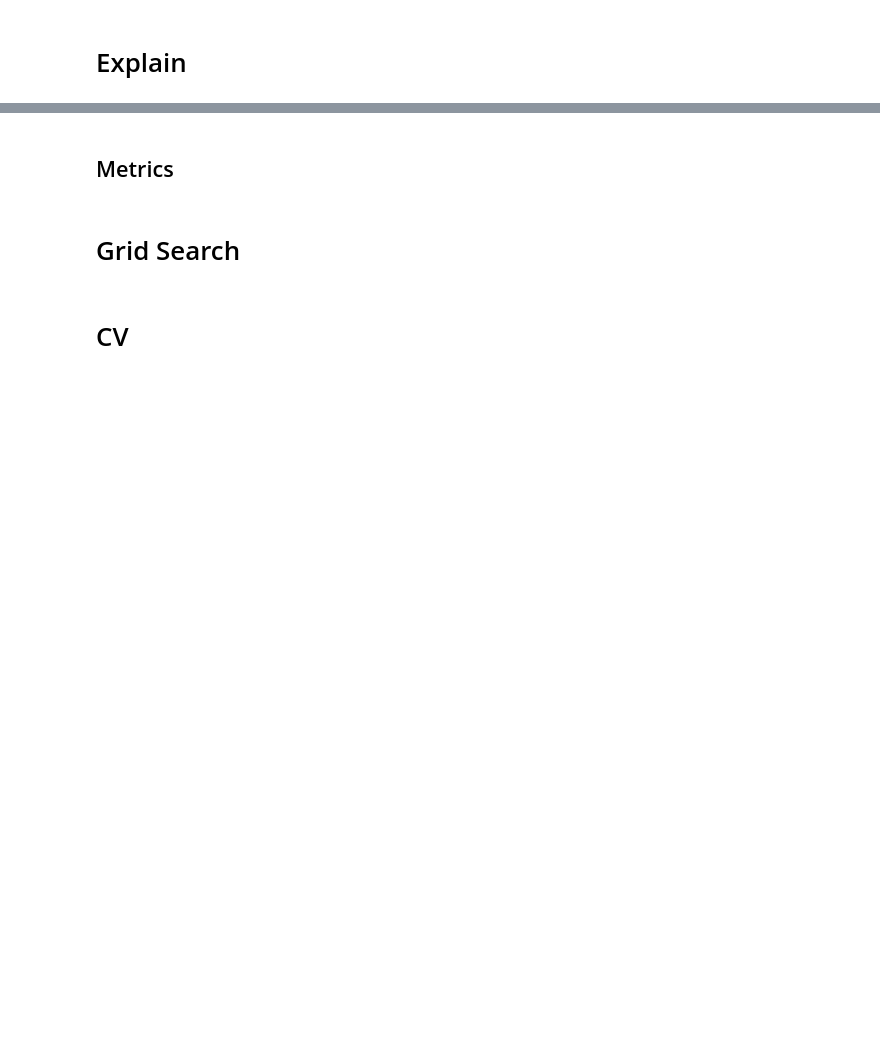
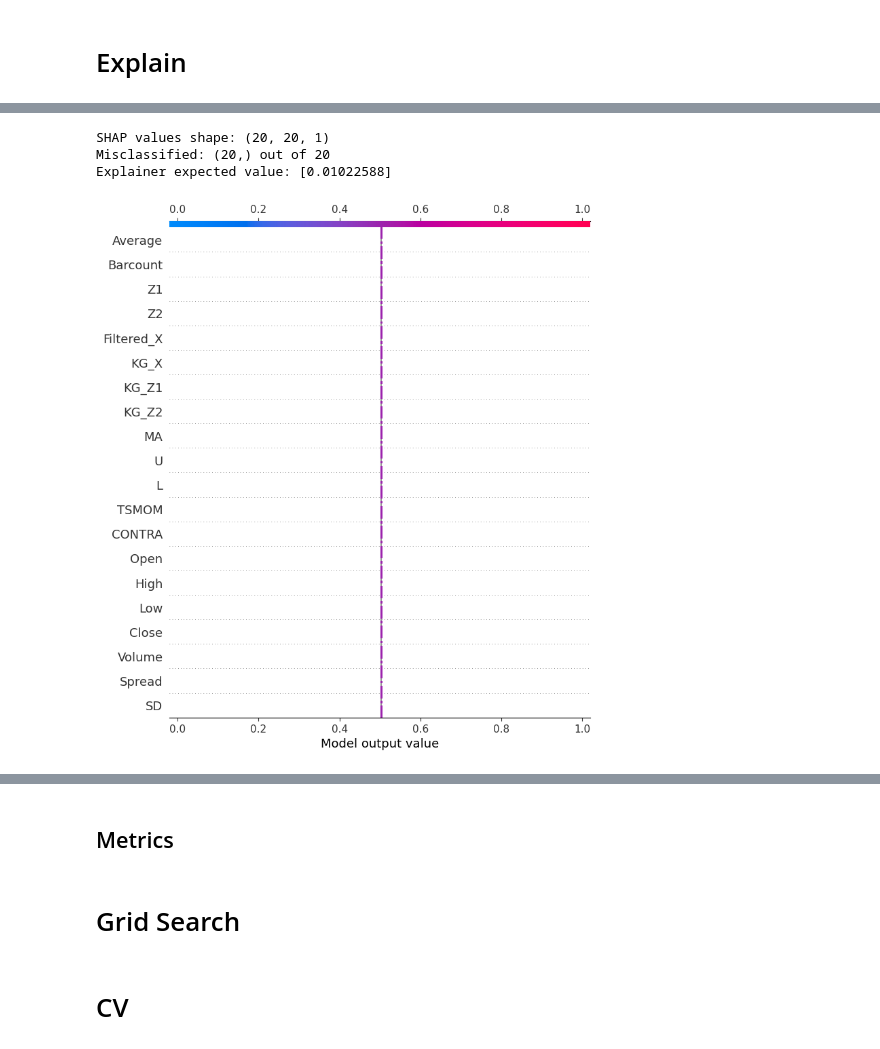
Before and after one commit to adamd1985/intra_day_futures_arb, a Jupyter notebook: cnn_algo.ipynb, the cells around one changed output, grey strips where cells are left out. Drawn from its saved outputs; the diff is of its cells as text; code cells hidden in the pictures; blank space fills up the shorter version.

Commit message:
shape

```diff
--- a/cnn_algo.ipynb
+++ b/cnn_algo.ipynb
@@ -314,14 +406,15 @@ from tensorflow.keras.regularizers import l2, l1, l1_l2
 MODEL_NAME = "WAVENET"
 MAX_DILATION = 8
 DILATION_RATE = 1
-EPOCHS = 3
-PATIENCE_EPOCHS = 1
+EPOCHS = 10
+PATIENCE_EPOCHS = 3
 FILTERS = 32
 DROPRATE = 0.4
 KERNEL_SIZE = 3
-REG_WEIGHTS = 0.05
+REG_WEIGHTS = 0.01
 CONVOLUTIONS = 10
 LEARN_RATTE =1e-3
+DENSE_SIZE = 32
 
 def wavenet_block(inputs, layer_id, filters, kernel_size=KERNEL_SIZE,
                   dilation_rate=DILATION_RATE, reg_param=REG_WEIGHTS, dropout_rate=DROPRATE):
@@ -386,16 +479,18 @@ def build_wavenet_model(input_shape, filters=FILTERS, kernel_size=KERNEL_SIZE,
     model = Model(inputs, outputs, name=MODEL_NAME)
     return model
 
-def build_baseline_model(input_shape, filters=FILTERS, kernel_size=KERNEL_SIZE,
-                        reg_param=REG_WEIGHTS, dropout_rate=DROPRATE, convolutions=CONVOLUTIONS,
+def build_baseline_model(input_shape,
+                         filters=FILTERS,
+                         kernel_size=KERNEL_SIZE,
+                        reg_param=REG_WEIGHTS,
+                        dropout_rate=DROPRATE,
+                        convolutions=CONVOLUTIONS,
                         max_dilation=MAX_DILATION):
     inputs = Input(shape=input_shape)
 
-    x = Dense(1024, activation='relu', kernel_regularizer=l1_l2(reg_param))(inputs)
+    x = Dense(DENSE_SIZE, activation='relu', kernel_regularizer=l1_l2(reg_param))(inputs)
     x = Dropout(dropout_rate)(x)
-    x = Dense(1024, activation='relu', kernel_regularizer=l1_l2(reg_param))(x)
-    x = Dropout(dropout_rate)(x)
-    x = Dense(1024, activation='relu', kernel_regularizer=l1_l2(reg_param))(x)
+    x = Dense(DENSE_SIZE, activation='relu', kernel_regularizer=l1_l2(reg_param))(x)
     x = Dropout(dropout_rate)(x)
     outputs = Dense(1, activation='sigmoid', name='output_dense', kernel_regularizer=l1_l2(reg_param))(x)
 
@@ -519,8 +701,8 @@ test_dataset = create_dataset_from_generator(train_agri_ts, batch_size=BATCH_SIZ
 sampled_testdataset = test_dataset.shuffle(buffer_size=RANDOMIZE_SIZE*SAMPLE_SIZE).take(SAMPLE_SIZE)
 sampled_testdataset = list(sampled_testdataset.as_numpy_iterator())
 
-
 background_features = np.concatenate([batch[0] for batch in sampled_dataset], axis=0)
 background = background_features[np.random.choice(background_features.shape[0], SAMPLE_SIZE, replace=False)]
 
 test_features = np.concatenate([batch[0] for batch in sampled_testdataset], axis=0)
+test_labels = np.concatenate([batch[1] for batch in sampled_testdataset], axis=0)
@@ -539,19 +731,24 @@ shap.summary_plot(shap_values, test_features, feature_names=FEATURES)
 # %%
-sample_index = 23
+sample_index = 2
 e = shap.KernelExplainer(model, background)
 
-shap_features = test_features[sample_index:sample_index+1]
+select = range(20)
+shap_features = test_features[select]
+train_features = background_features[select]
 shap_values = e.shap_values(shap_features, nsamples=SAMPLE_SIZE)
 print(f"SHAP values shape: {shap_values.shape}")
 
 if isinstance(shap_values, list):
-    shap_values = shap_values[0]
+    shap_values = shap_values[0: SAMPLE_SIZE]
 shap_values = np.squeeze(shap_values)
+y_pred = (shap_values.sum(1) + e.expected_value) > 0
+misclassified = y_pred != test_labels[select]
+print(f"Misclassified: {np.shape(misclassified)} out of {np.shape(y_pred)[0]}")
+
 print(f"Explainer expected value: {e.expected_value}")
-
-with warnings.catch_warnings():
-    warnings.simplefilter("ignore")
-    shap_values = e.shap_values(shap_features)[1]
-    shap_interaction_values = e.shap_interaction_values(shap_features)
-if isinstance(shap_interaction_values, list):
-    shap_interaction_values = shap_interaction_values[1]
+shap.decision_plot(e.expected_value, shap_values, train_features, feature_names=FEATURES, link='logit', highlight=misclassified[0])
+# %% [output]
+SHAP values shape: (20, 20, 1)
+Misclassified: (20,) out of 20
+Explainer expected value: [0.01022588]
+[figure, added]
```
Also changed, not shown: parts of 17 cells of this notebook, 1 other file.
